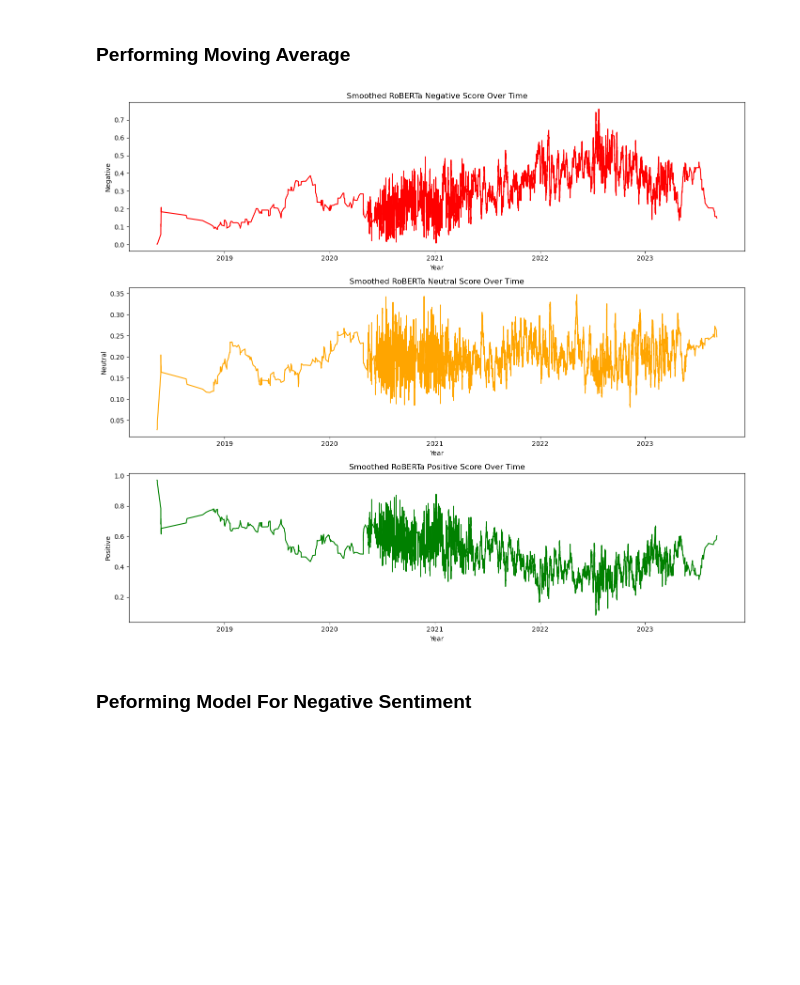
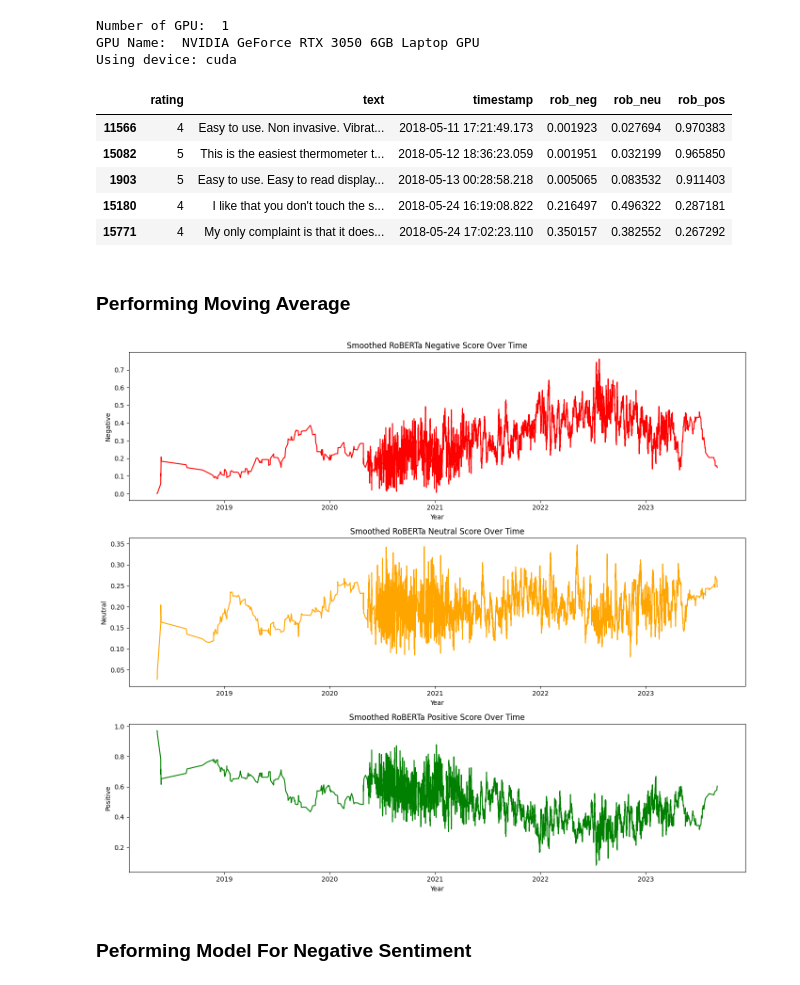
Before and after one commit to MihirPandya09/Amazon_BabyProduct_Sentiment_Analysis, a Jupyter notebook: Model.ipynb, the cells around one changed output. Cells and saved outputs as stored; diff of their text form; code cells hidden in the pictures; blank space fills up the shorter version.

```diff
--- a/Model.ipynb
+++ b/Model.ipynb
@@ -11,14 +12,36 @@ from tensorflow.keras.metrics import RootMeanSquaredError
 from tensorflow.keras.optimizers import Adam
 from tensorflow.keras.models import load_model
 from sklearn.metrics import r2_score,mean_absolute_error,mean_squared_error
+# %%
+print("Number of GPU: ", torch.cuda.device_count())
+print("GPU Name: ", torch.cuda.get_device_name())
+
+
+device = torch.device('cuda' if torch.cuda.is_available() else 'cpu')
+print('Using device:', device)
+# %% [output]
+Number of GPU:  1
+GPU Name:  NVIDIA GeForce RTX 3050 6GB Laptop GPU
+Using device: cuda
 # %%
 new_df = pd.read_csv('sentiment_scored.csv')
 # %%
 new_df = new_df.sort_values(by='timestamp')
+# %%
+new_df.drop(columns=['Unnamed: 0'],inplace=True)
+# %%
+new_df.head()
+# %% [output]
+|  | rating | text | timestamp | rob_neg | rob_neu | rob_pos |
+| 11566 | 4 | Easy to use. Non invasive. Vibrat... | 2018-05-11 17:21:49.173 | 0.001923 | 0.027694 | 0.970383 |
+| 15082 | 5 | This is the easiest thermometer t... | 2018-05-12 18:36:23.059 | 0.001951 | 0.032199 | 0.965850 |
+| 1903 | 5 | Easy to use. Easy to read display... | 2018-05-13 00:28:58.218 | 0.005065 | 0.083532 | 0.911403 |
+| 15180 | 4 | I like that you don't touch the s... | 2018-05-24 16:19:08.822 | 0.216497 | 0.496322 | 0.287181 |
+| 15771 | 4 | My only complaint is that it does... | 2018-05-24 17:02:23.110 | 0.350157 | 0.382552 | 0.267292 |
+# %% [markdown]
+### Performing Moving Average
 # %%
 new_df['timestamp'] = pd.to_datetime(new_df['timestamp'], errors='coerce')
-# %% [markdown]
-### Performing Moving Average
 # %%
 new_df['moving_average_neg'] = new_df['rob_neg'].rolling(window=30, min_periods=1).mean()
 new_df['moving_average_neu'] = new_df['rob_neu'].rolling(window=30, min_periods=1).mean()
@@ -44,7 +67,7 @@ arr[2].set_xlabel("Year")
 plt.tight_layout()
 plt.show()
 # %% [output]
-[figure, old version]
+[figure, new version]
 # %%
 class Forecast_Sentiments:
 
```
Also changed, not shown: parts of 16 cells of this notebook, 1 other file.
